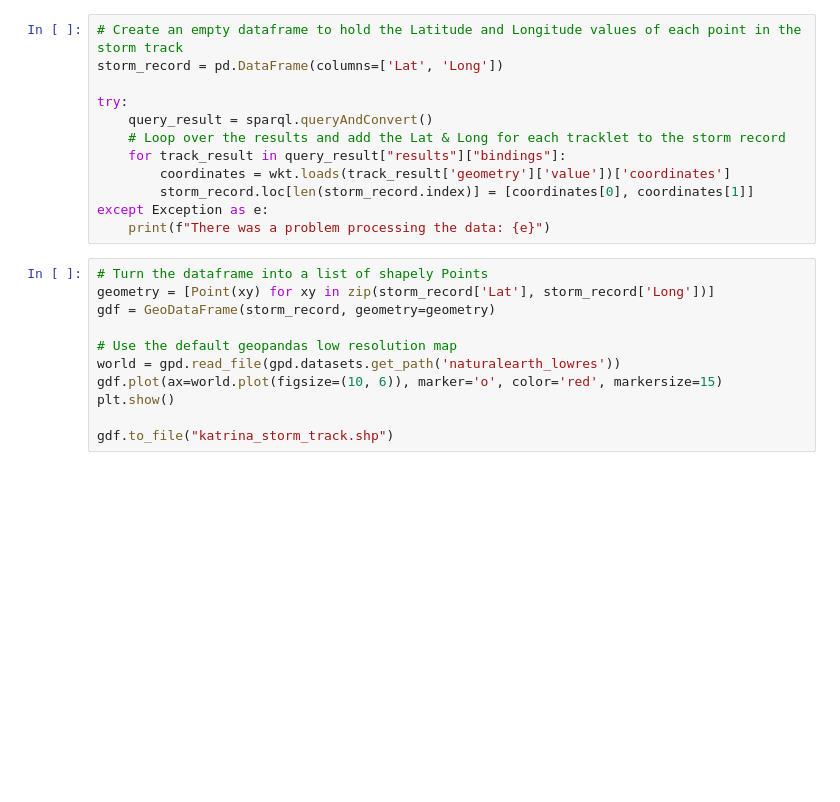
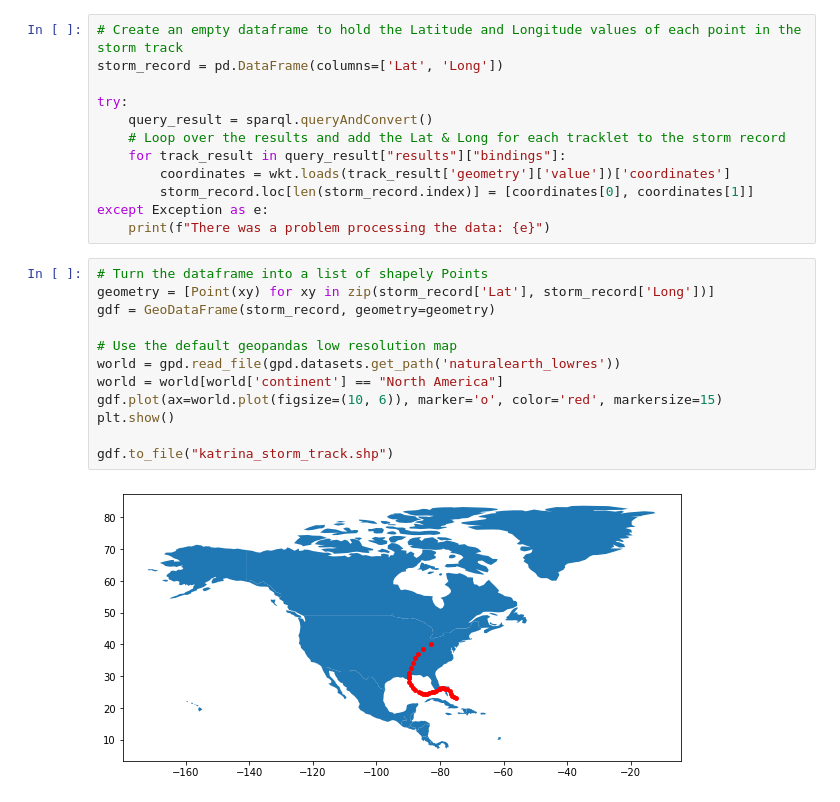
Before and after one commit to KnowWhereGraph/examples, a Jupyter notebook: katrina_path/katrina_path.ipynb, the cells around one changed output. Cells and saved outputs as stored; diff of their text form; blank space fills up the shorter version.

```diff
--- a/katrina_path/katrina_path.ipynb
+++ b/katrina_path/katrina_path.ipynb
@@ -38,11 +38,14 @@ except Exception as e:
 # %%
 # Turn the dataframe into a list of shapely Points
 geometry = [Point(xy) for xy in zip(storm_record['Lat'], storm_record['Long'])]
 gdf = GeoDataFrame(storm_record, geometry=geometry)
 
 # Use the default geopandas low resolution map
 world = gpd.read_file(gpd.datasets.get_path('naturalearth_lowres'))
+world = world[world['continent'] == "North America"]
 gdf.plot(ax=world.plot(figsize=(10, 6)), marker='o', color='red', markersize=15)
 plt.show()
 
 gdf.to_file("katrina_storm_track.shp")
+# %% [output]
+[figure, added]
```
Also changed, not shown: 1 other file.
